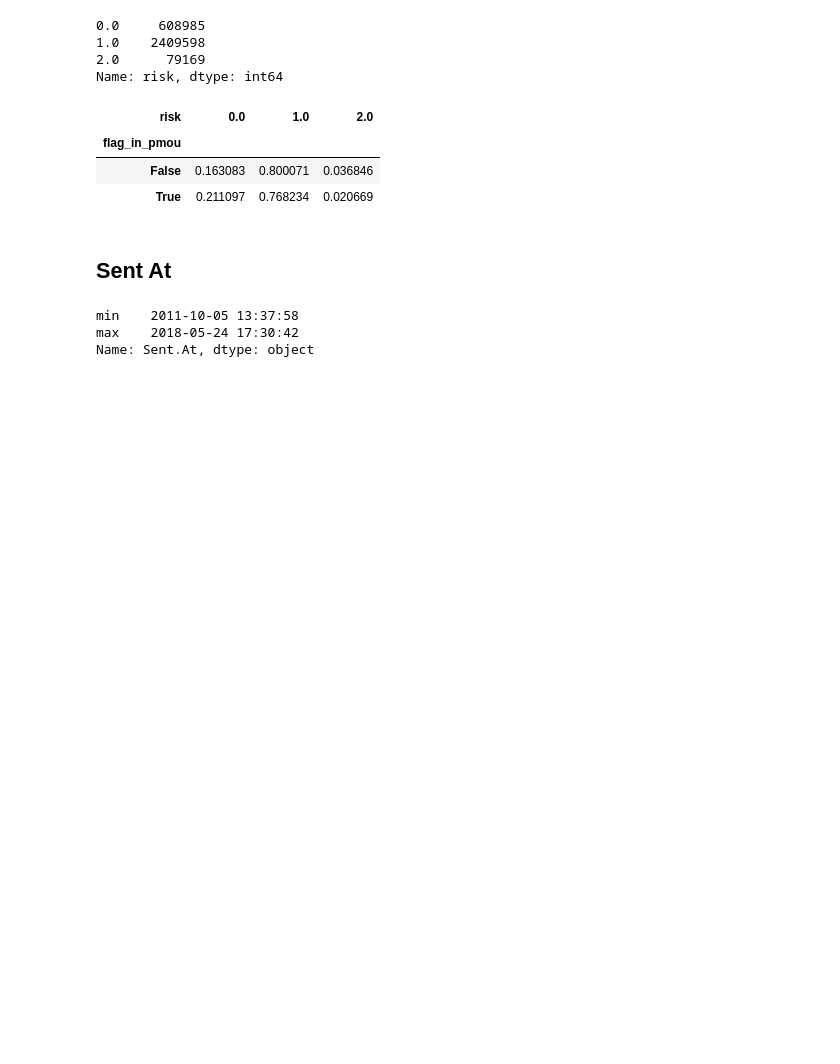
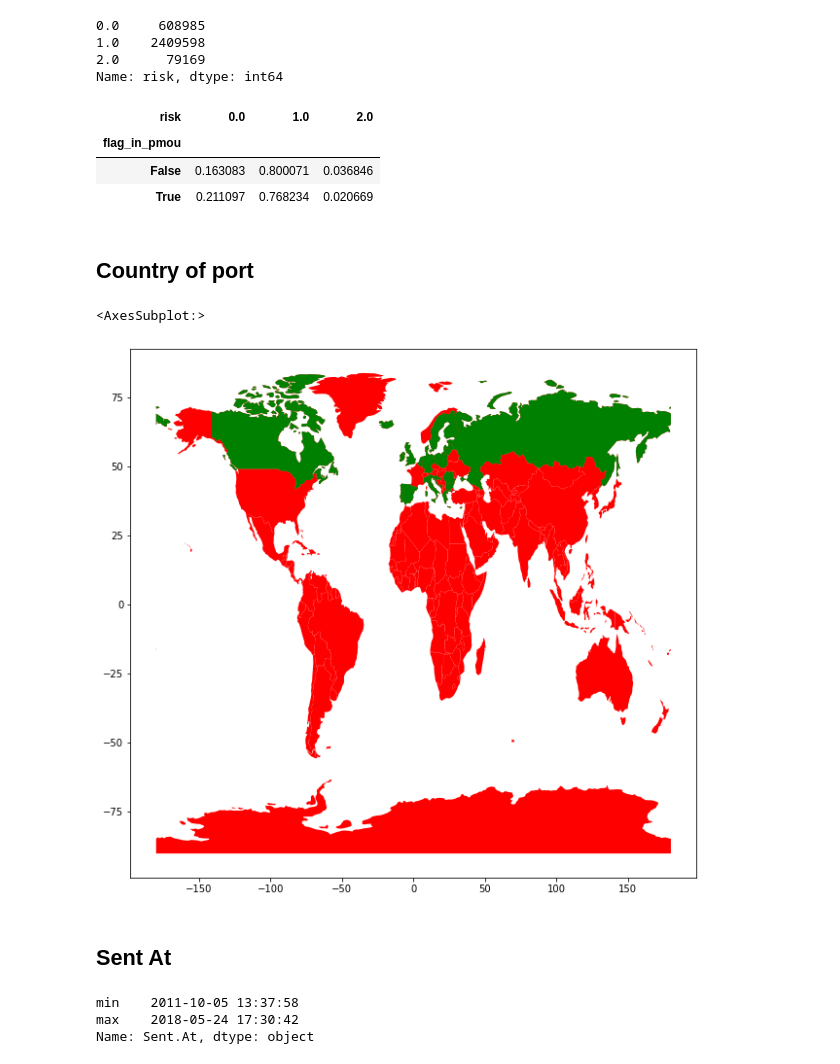
Before and after one commit to gerritjandebruin/cargo-ship-noncompliance-assessment, a Jupyter notebook: 01-preprocessing-stats.ipynb, the cells around one changed output. Saved outputs shown, nothing was run; the diff lists cells and outputs as text; code cells hidden in the pictures; blank space fills up the shorter version.

Commit message:
Add world map of countries with port call data.

```diff
--- a/01-preprocessing-stats.ipynb
+++ b/01-preprocessing-stats.ipynb
@@ -288,3 +289,5 @@ Name: risk, dtype: int64
 | flag_in_pmou |  |  |  |
 | False | 0.163083 | 0.800071 | 0.036846 |
 | True | 0.211097 | 0.768234 | 0.020669 |
+# %% [markdown]
+## Country of port
@@ -291,3 +296,20 @@ Name: risk, dtype: int64
+# %%
+world = gpd.read_file(gpd.datasets.get_path('naturalearth_lowres'))
+# %%
+iso3166 = pd.read_csv(
+    "https://gist.github.com/tadast/8827699/raw/f5cac3d42d16b78348610fc4ec301e9234f82821/countries_codes_and_coordinates.csv",
+).apply(lambda x: x.str.replace('"', "").str.strip())
+
+mask = iso3166.set_index('Alpha-2 code')['Alpha-3 code'].to_dict()
+# %%
+iso3166alpha3 = [mask[country] for country in portcalls['port'].str[:2].unique()]
+# %%
+fig, ax = plt.subplots(figsize=(15,10))
+world.plot(ax=ax, color='red')
+world.loc[lambda x: x.iso_a3.isin(iso3166alpha3)].plot(color='green', ax=ax)
+# %% [output]
+<AxesSubplot:>
+[figure, added]
 # %% [markdown]
 ## Sent At
 # %%
```
Also changed, not shown: parts of 2 cells of this notebook, 2 other files.
